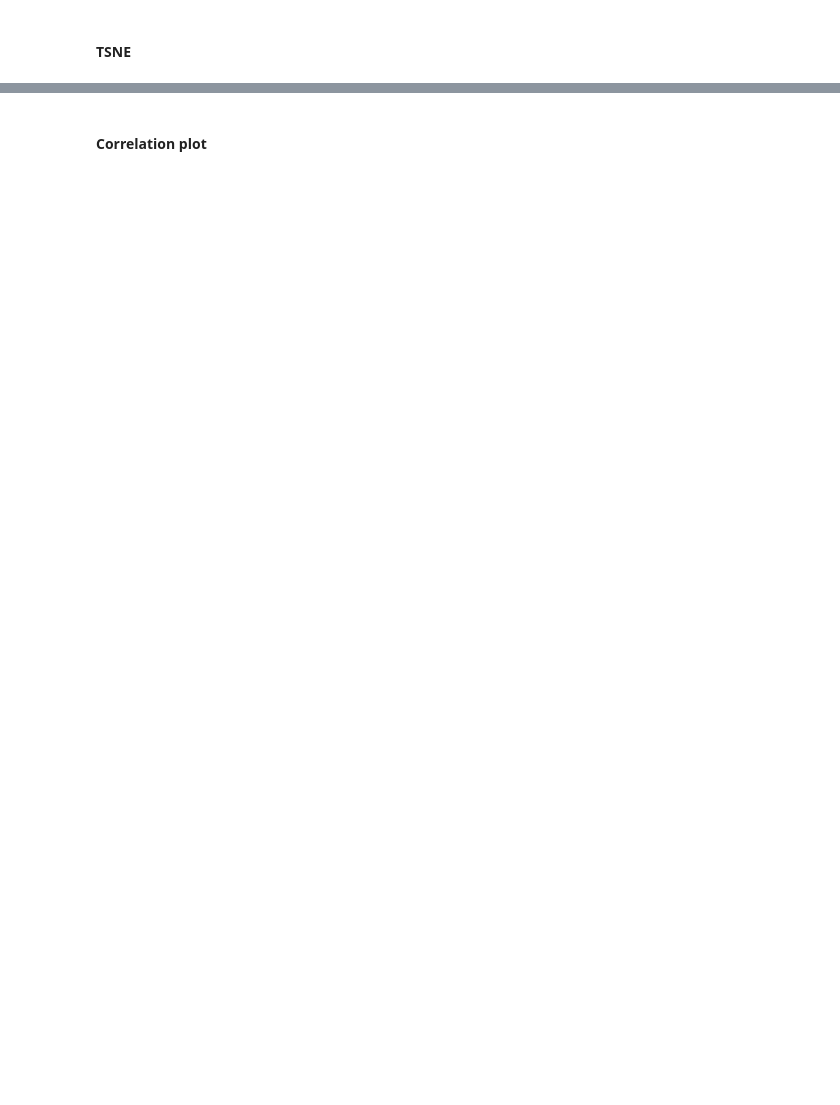
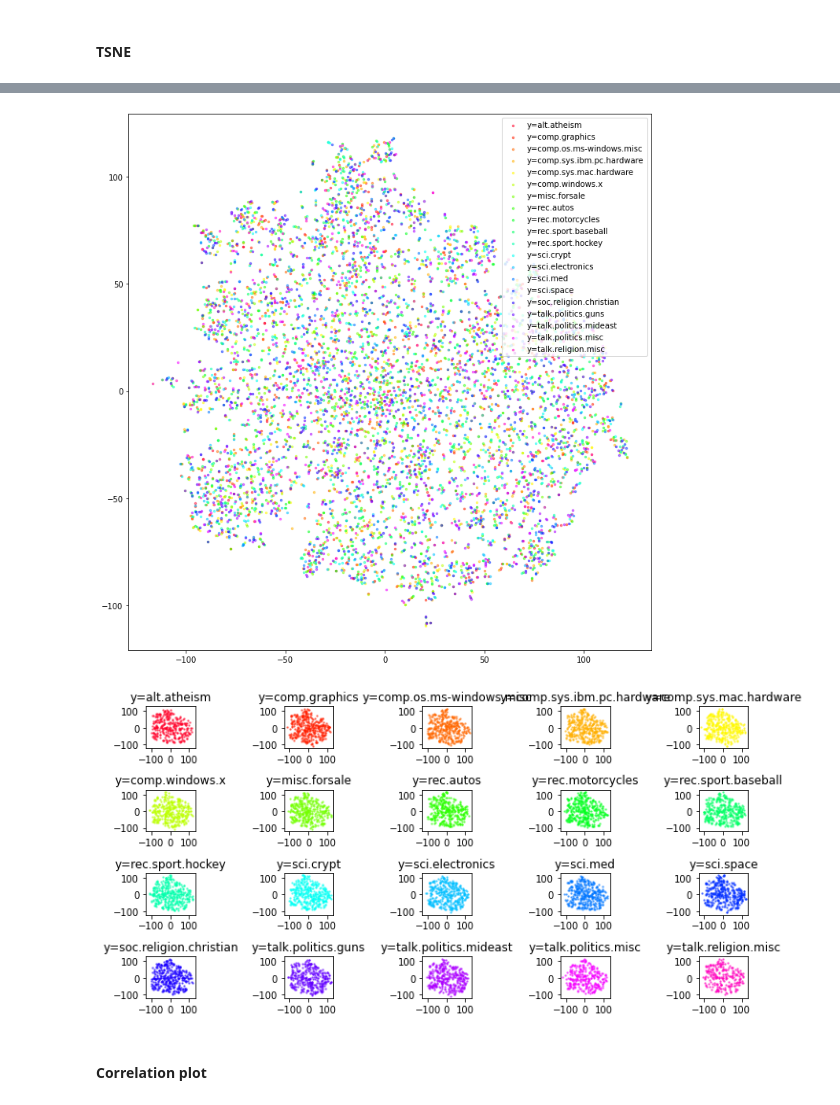
Before and after one commit to divankovic/nlp_disentanglement, a Jupyter notebook: experiments/evaluation.ipynb, the cells around one changed output, grey strips where cells are left out. Cells and saved outputs as stored; diff of their text form; code cells hidden in the pictures; blank space fills up the shorter version.

```diff
--- a/experiments/evaluation.ipynb
+++ b/experiments/evaluation.ipynb
@@ -60,0 +33,4 @@ tsne_plot(zs, ys, labels, show=True, save_path=SAVE_PATH, plot_by_class=True,
+# %%
+tsne_plot(z_mus, ys, labels, show=True, save_path=SAVE_PATH, plot_by_class=True,
+          perplexity=10, learning_rate=200, n_iter=2000, n_jobs=-1)
+# %% [output]
@@ -61,3 +54,5 @@ tsne_plot(zs, ys, labels, show=True, save_path=SAVE_PATH, plot_by_class=True,
+[figure, added]
+[figure, added]
 # %% [markdown]
 #### Correlation plot
 # %%
```
Also changed, not shown: parts of 7 cells of this notebook, 16 other files.
